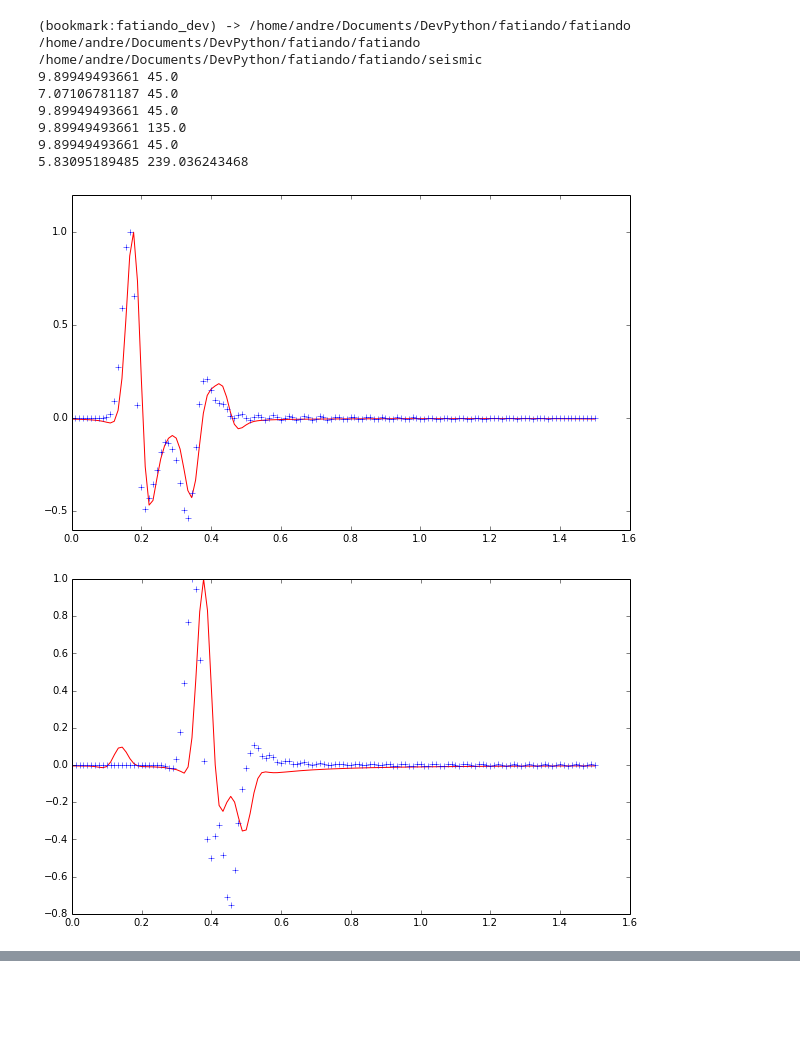
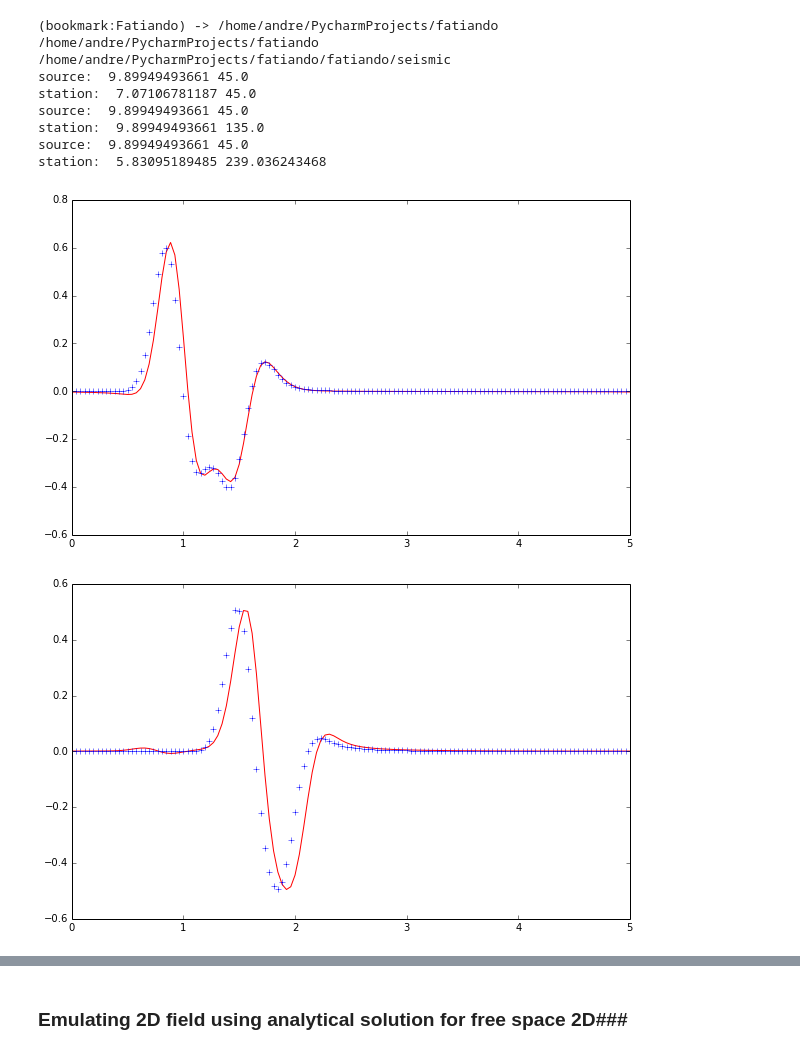
Before and after one commit to eusoubrasileiro/geonumerics, a Jupyter notebook: ipython_notebooks/Fatiando - F.D. vs Analytic Solution.ipynb, the cells around one changed output, grey strips where cells are left out. Saved outputs shown, nothing was run; the diff lists cells and outputs as text; code cells hidden in the pictures; blank space fills up the shorter version.

```diff
--- a/ipython_notebooks/Fatiando - F.D. vs Analytic Solution.ipynb
+++ b/ipython_notebooks/Fatiando - F.D. vs Analytic Solution.ipynb
@@ -80,6 +269,6 @@ Is there spatial Alias (based on frequency)?  False
 # %%
 # numerical solution
-frames = np.zeros((maxit, shape[0], shape[1]))
+frames = np.zeros((maxit, vshape[0], vshape[1]))
 #
 for i, frame, seismos in simulation:
     frames[i][:,:] = frame
@@ -87,11 +276,13 @@ for i, frame, seismos in simulation:
     sensor_b = seismos[1]
     sensor_c = seismos[2]
 
-imshow(frames[88]); figure();
-imshow(frames[112]); figure();#
+figure(figsize=(5,5));
+imshow(frames[48]); figure(figsize=(5,5));
+imshow(frames[98]); figure(figsize=(5,5));#
 hold(True);
-plot(sensor_a);
-plot(sensor_b);
-plot(sensor_c);
+t = np.linspace(0., maxit*dt, maxit)
+plot(t, sensor_a,'b');
+plot(t, sensor_b,'g');
+plot(t, sensor_c,'r');
 hold(False)
 # %% [output]
@@ -101,45 +292,47 @@ hold(False)
 # %%
-%cd fatiando_dev
-%cd seismic
-from analytic import wedge_cylindrical, wedge_cylindrical_B, _2cylindrical
+%cd Fatiando
+%cd fatiando/seismic
+from analytic import wedge_cylindrical, _2cylindrical
 
 def compare(fd_receiver, x, z, xs, zs, x0, z0, ds, vc, fc, dt, sources, maxt, maxit):
     rho_s, phi_s = _2cylindrical(xs, zs, x0, z0)
     rho, phi = _2cylindrical(x, z, x0, z0)
-    print rho_s, numpy.degrees(phi_s)
-    print rho, numpy.degrees(phi)
+    print "source: ", rho_s, numpy.degrees(phi_s)
+    print "station: ", rho, numpy.degrees(phi)
     sourcefunction = sources[0]
     t = np.linspace(0., maxt, maxit)
     source = -sourcefunction(t)
     an_receiver = wedge_cylindrical(rho*ds, phi, rho_s*ds, phi_s, vc, source, dt)
-    fd_receiver /= np.max(np.abs(fd_receiver))
-    an_receiver /= np.max(np.abs(an_receiver))
+    fd_receiver = (fd_receiver-fd_receiver.min())/(fd_receiver.max()-fd_receiver.min())
+    fd_receiver -= fd_receiver.mean()
+    an_receiver = (an_receiver-an_receiver.min())/(an_receiver.max()-an_receiver.min())
+    an_receiver -= an_receiver.mean()
     # plot fd and analytic solution
     pylab.rcParams['figure.figsize'] = 10, 6  # that's default image size for this interactive session
     pylab.figure()
     plot(t,an_receiver,'r-')
     hold(True)
     plot(t,fd_receiver, 'b+')
     hold(False)
     pylab.rcParams['figure.figsize'] = 4, 4  # that's default image size for this interactive session
 
 #ds = 100.
 #vc = 6000.
 #fc = 25.0
 #dt = 0.01
 
 compare(sensor_a, xa, za, xs, zs, 100., 100., ds, vc, fc, dt, sources, maxt, maxit)
 compare(sensor_b, xb, zb, xs, zs, 100., 100., ds, vc, fc, dt, sources, maxt, maxit)
 compare(sensor_c, xc, zc, xs, zs, 100., 100., ds, vc, fc, dt, sources, maxt, maxit)
 # %% [output]
-(bookmark:fatiando_dev) -> /home/andre/Documents/DevPython/fatiando/fatiando
-/home/andre/Documents/DevPython/fatiando/fatiando
-/home/andre/Documents/DevPython/fatiando/fatiando/seismic
-9.89949493661 45.0
-7.07106781187 45.0
-9.89949493661 45.0
-9.89949493661 135.0
-9.89949493661 45.0
-5.83095189485 239.036243468
+(bookmark:Fatiando) -> /home/andre/PycharmProjects/fatiando
+/home/andre/PycharmProjects/fatiando
+/home/andre/PycharmProjects/fatiando/fatiando/seismic
+source:  9.89949493661 45.0
+station:  7.07106781187 45.0
+source:  9.89949493661 45.0
+station:  9.89949493661 135.0
+source:  9.89949493661 45.0
+station:  5.83095189485 239.036243468
-[figure, old version]
+[figure, new version]
-[figure, old version]
+[figure, new version]
@@ -147,2 +340,4 @@ compare(sensor_c, xc, zc, xs, zs, 100., 100., ds, vc, fc, dt, sources, maxt, max
+# %% [markdown]
+### Emulating 2D field using analytical solution for free space 2D###
 # %%
 # Analytical solution 2D in math
```
Also changed, not shown: parts of 19 cells of this notebook, 1 other file.
